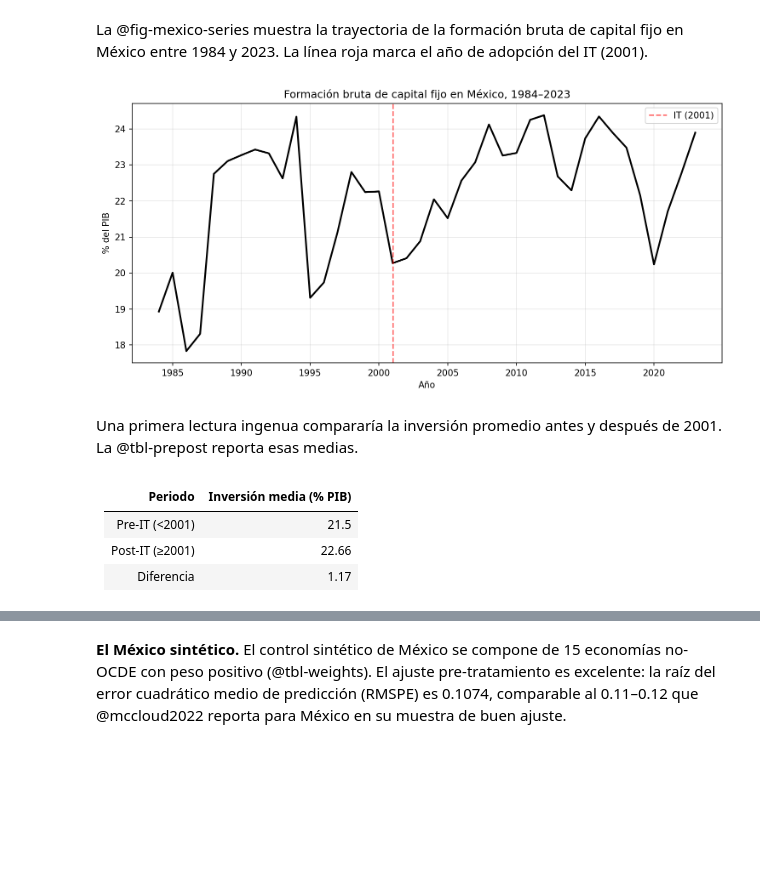
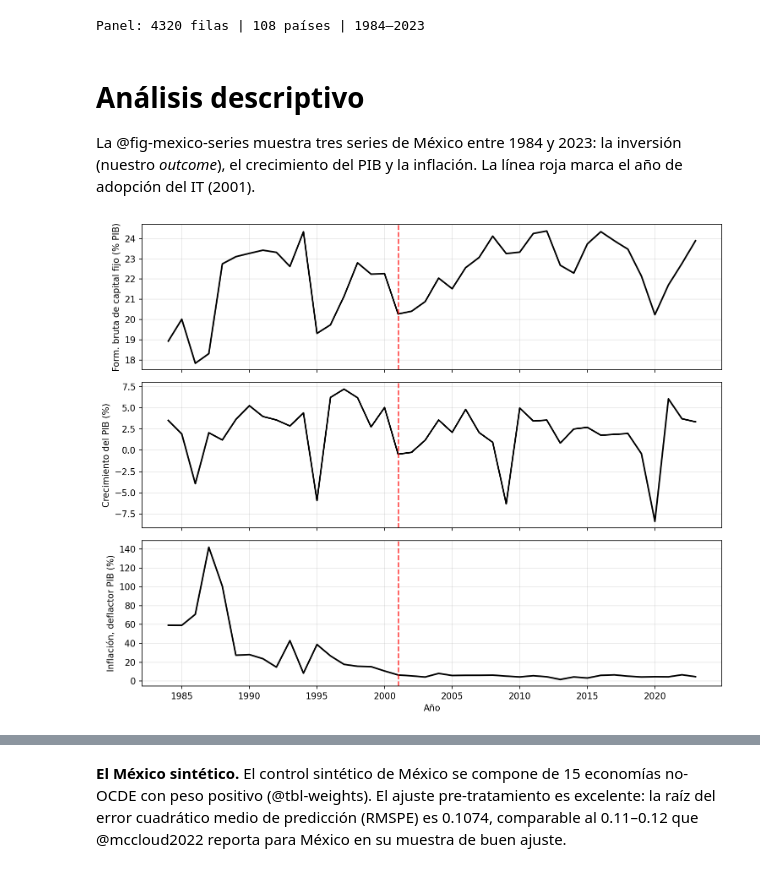
Before and after one commit to br0san/synth_con_econ_II, a Jupyter notebook: 01_analisis.ipynb, the cells around one changed output, grey strips where cells are left out. Saved outputs shown, nothing was run; the diff lists cells and outputs as text; code cells hidden in the pictures; blank space fills up the shorter version.

```diff
--- a/trabajo_final.ipynb
+++ b/01_analisis.ipynb
@@ -122,22 +132,52 @@ df = scm.load_panel()
+# %%
+#| label: datos
+df = pd.read_csv("data/panel_mccloud_mexico.csv")
+df["year"] = df["year"].astype(int)
+
+# Parámetros de la especificación base
+OUTCOME        = "gross_capital_formation"          # WDI NE.GDI.TOTL.ZS
+PREDICTORS     = ["gdp_growth", "log_population",
+                  "gdp_deflator_inflation", "oil_exporter"]
+TREATMENT_YEAR = 2001
+PRE_START, PRE_END = 1990, 2000
+
+# Año de adopción del IT por país (clasificación FMI / literatura)
+IT_ADOPTERS = {
+    "Australia": 1993, "Canada": 1991, "Finland": 1993, "Iceland": 2001,
+    "Israel": 1992, "Japan": 2013, "Korea, Rep.": 2001, "New Zealand": 1990,
+    "Norway": 2001, "Spain": 1995, "Sweden": 1995, "United Kingdom": 1997,
+    "Brazil": 1999, "Chile": 1991, "Colombia": 2000, "Czechia": 1998,
+    "Dominican Republic": 2012, "Ghana": 2007, "Guatemala": 2005,
+    "Hungary": 2001, "Indonesia": 2005, "Mexico": 2001, "Paraguay": 2013,
+    "Peru": 2002, "Philippines": 2002, "Poland": 1999, "Romania": 2005,
+    "Thailand": 2000, "Uruguay": 2007,
+}
+
+print(f"Panel: {df.shape[0]} filas | {df['country_name'].nunique()} países | "
+      f"{df['year'].min()}–{df['year'].max()}")
+# %% [output]
+Panel: 4320 filas | 108 países | 1984–2023
 # %% [markdown]
-La @fig-mexico-series muestra la trayectoria de la formación bruta de capital fijo en México entre 1984 y 2023. La línea roja marca el año de adopción del IT (2001).
+# Análisis descriptivo
+
+La @fig-mexico-series muestra tres series de México entre 1984 y 2023: la inversión (nuestro *outcome*), el crecimiento del PIB y la inflación. La línea roja marca el año de adopción del IT (2001).
-# %%
-#| label: fig-mexico-series
-#| fig-cap: "Formación bruta de capital fijo en México, 1984–2023 (% del PIB)."
-scm.fig_mexico_series(df)
-plt.show()
-# %% [output]
-[figure, removed]
-# %% [markdown]
-Una primera lectura ingenua compararía la inversión promedio antes y después de 2001. La @tbl-prepost reporta esas medias.
-# %%
-#| label: tbl-prepost
-#| tbl-cap: "Inversión media de México, pre vs post adopción del IT."
-from IPython.display import Markdown
-Markdown(scm.prepost_summary(df).to_markdown())
-# %% [output]
-| Periodo         |   Inversión media (% PIB) |
-|:----------------|--------------------------:|
-| Pre-IT (<2001)  |                     21.5  |
-| Post-IT (≥2001) |                     22.66 |
-| Diferencia      |                      1.17 |
+# %%
+#| label: fig-mexico-series
+#| fig-cap: "México: inversión, crecimiento e inflación (1984–2023). Línea roja: adopción del IT."
+mx = df[df["country_name"] == "Mexico"].set_index("year").sort_index()
+
+series = [
+    (OUTCOME,                  "Form. bruta de capital fijo (% PIB)"),
+    ("gdp_growth",             "Crecimiento del PIB (%)"),
+    ("gdp_deflator_inflation", "Inflación, deflactor PIB (%)"),
+]
+fig, axes = plt.subplots(3, 1, figsize=(10, 8), sharex=True)
+for ax, (col, lab) in zip(axes, series):
+    ax.plot(mx.index, mx[col], color="black", lw=1.8)
+    ax.axvline(TREATMENT_YEAR, color="red", ls="--", alpha=0.6)
+    ax.set_ylabel(lab); ax.grid(alpha=0.3)
+axes[-1].set_xlabel("Año")
+fig.tight_layout()
+plt.show()
+# %% [output]
+[figure, added]
```
Also changed, not shown: parts of 23 cells of this notebook, 12 other files.
